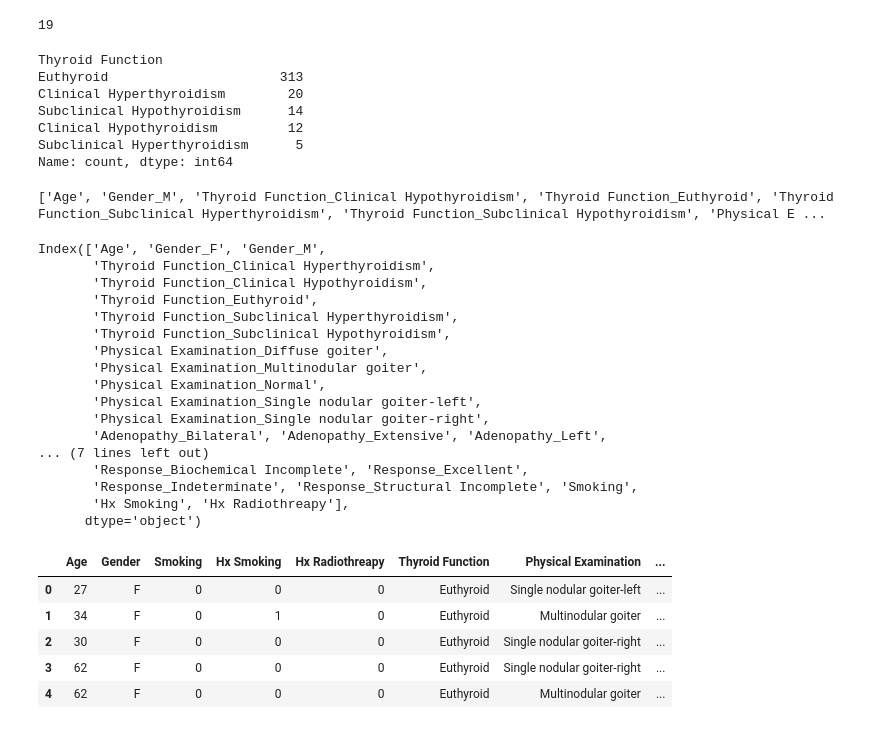
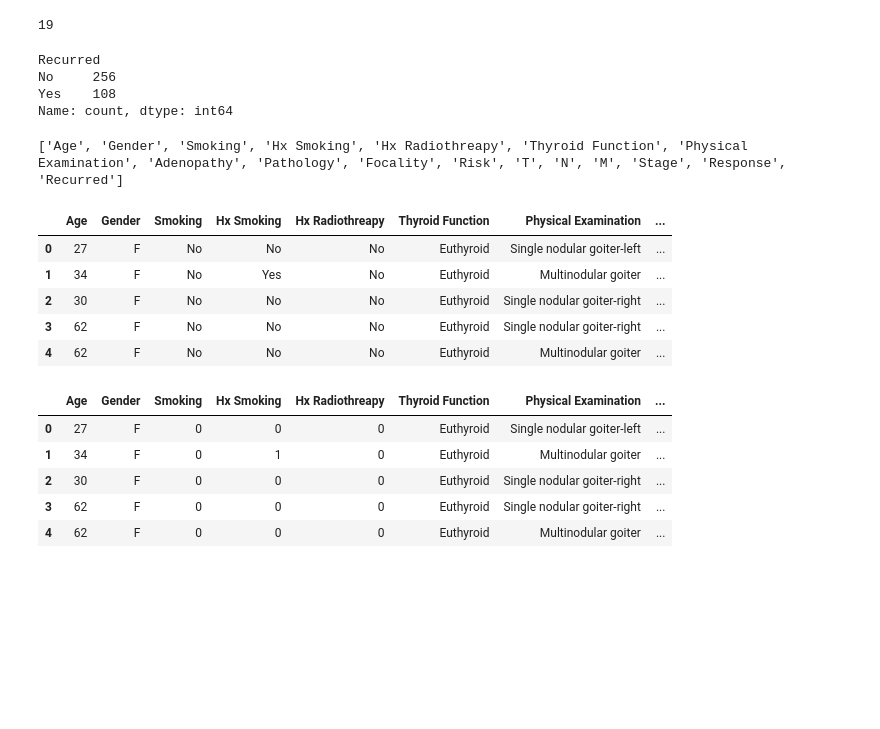
Before and after one commit to Jabeen252/thyroid-cancer-app, a Jupyter notebook: ThyroidCancer.ipynb, the cells around one changed output. Cells and saved outputs as stored; diff of their text form; code cells hidden in the pictures; blank space fills up the shorter version.

```diff
--- a/ThyroidCancer.ipynb
+++ b/ThyroidCancer.ipynb
@@ -23,40 +22,26 @@ df.duplicated().sum() # to know number of dup rows
 # %%
 df= df.drop_duplicates() #remove duplicate rows
 # %%
-df['Thyroid Function'].value_counts()
+df['Recurred'].value_counts() # to check imbalance in target
 # %% [output]
-Thyroid Function
-Euthyroid                      313
-Clinical Hyperthyroidism        20
-Subclinical Hypothyroidism      14
-Clinical Hypothyroidism         12
-Subclinical Hyperthyroidism      5
+Recurred
+No     256
+Yes    108
 Name: count, dtype: int64
 # %%
-column_list = df_final.columns.tolist()
+column_list = df.columns.tolist()
 print(column_list)
 # %% [output]
-['Age', 'Gender_M', 'Thyroid Function_Clinical Hypothyroidism', 'Thyroid Function_Euthyroid', 'Thyroid Function_Subclinical Hyperthyroidism', 'Thyroid Function_Subclinical Hypothyroidism', 'Physical E ...
+['Age', 'Gender', 'Smoking', 'Hx Smoking', 'Hx Radiothreapy', 'Thyroid Function', 'Physical Examination', 'Adenopathy', 'Pathology', 'Focality', 'Risk', 'T', 'N', 'M', 'Stage', 'Response', 'Recurred']
-# %%
-X_train.columns
-# %% [output]
-Index(['Age', 'Gender_F', 'Gender_M',
-       'Thyroid Function_Clinical Hyperthyroidism',
-       'Thyroid Function_Clinical Hypothyroidism',
-       'Thyroid Function_Euthyroid',
-       'Thyroid Function_Subclinical Hyperthyroidism',
-       'Thyroid Function_Subclinical Hypothyroidism',
-       'Physical Examination_Diffuse goiter',
-       'Physical Examination_Multinodular goiter',
-       'Physical Examination_Normal',
-       'Physical Examination_Single nodular goiter-left',
-       'Physical Examination_Single nodular goiter-right',
-       'Adenopathy_Bilateral', 'Adenopathy_Extensive', 'Adenopathy_Left',
-... (7 lines left out)
-       'Response_Biochemical Incomplete', 'Response_Excellent',
-       'Response_Indeterminate', 'Response_Structural Incomplete', 'Smoking',
-       'Hx Smoking', 'Hx Radiothreapy'],
-      dtype='object')
+# %%
+df.head()
+# %% [output]
+|  | Age | Gender | Smoking | Hx Smoking | Hx Radiothreapy | Thyroid Function | Physical Examination | ... |
+| 0 | 27 | F | No | No | No | Euthyroid | Single nodular goiter-left | ... |
+| 1 | 34 | F | No | Yes | No | Euthyroid | Multinodular goiter | ... |
+| 2 | 30 | F | No | No | No | Euthyroid | Single nodular goiter-right | ... |
+| 3 | 62 | F | No | No | No | Euthyroid | Single nodular goiter-right | ... |
+| 4 | 62 | F | No | No | No | Euthyroid | Multinodular goiter | ... |
 # %%
 yes_no_cols = [col for col in df.columns if set(df[col].dropna().unique()) <= {'Yes', 'No'}]
 
```
Also changed, not shown: parts of 25 cells of this notebook, 2 other files.
